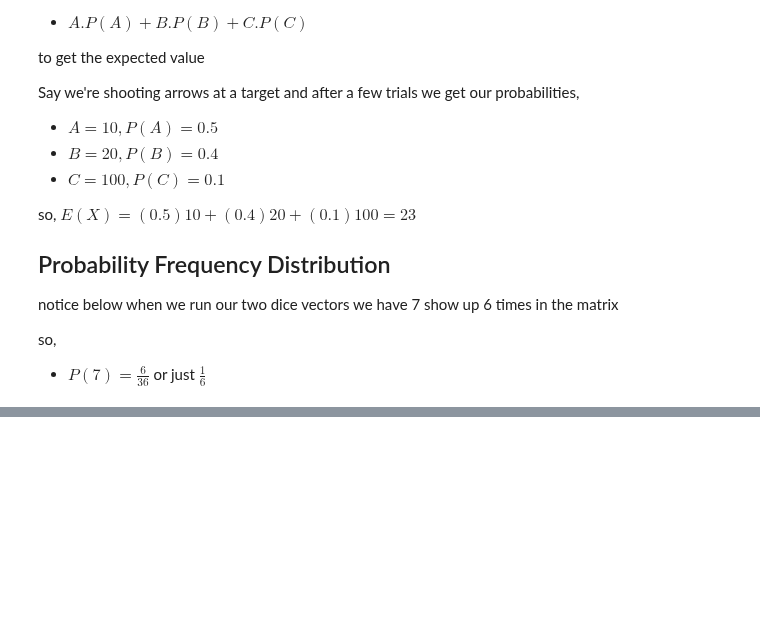
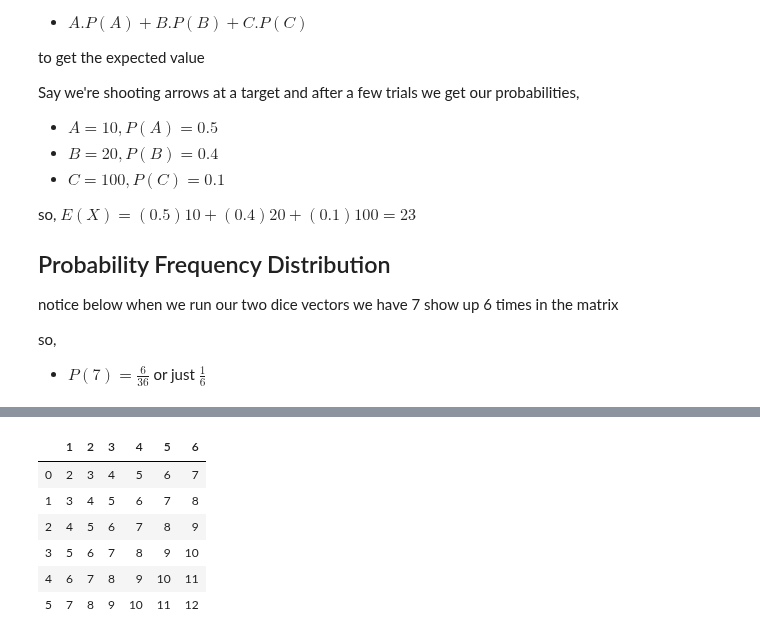
Before and after one commit to Wildertrek/Jupyter-Latex, a Jupyter notebook: 3. Math_Basics.ipynb, the cells around one changed output, grey strips where cells are left out. Cells and saved outputs as stored; diff of their text form; code cells hidden in the pictures; blank space fills up the shorter version.

```diff
--- a/3. Math_Basics.ipynb
+++ b/3. Math_Basics.ipynb
@@ -853,0 +911,4 @@ so,
+# %%
+# change your index and column to start with 1 instead of zero
+#df.indedx +=1
+df.columns += 1
@@ -853,0 +919,10 @@ so,
+# %%
+df
+# %% [output]
+|  | 1 | 2 | 3 | 4 | 5 | 6 |
+| 0 | 2 | 3 | 4 | 5 | 6 | 7 |
+| 1 | 3 | 4 | 5 | 6 | 7 | 8 |
+| 2 | 4 | 5 | 6 | 7 | 8 | 9 |
+| 3 | 5 | 6 | 7 | 8 | 9 | 10 |
+| 4 | 6 | 7 | 8 | 9 | 10 | 11 |
+| 5 | 7 | 8 | 9 | 10 | 11 | 12 |
```
Also changed, not shown: parts of 10 cells of this notebook.
